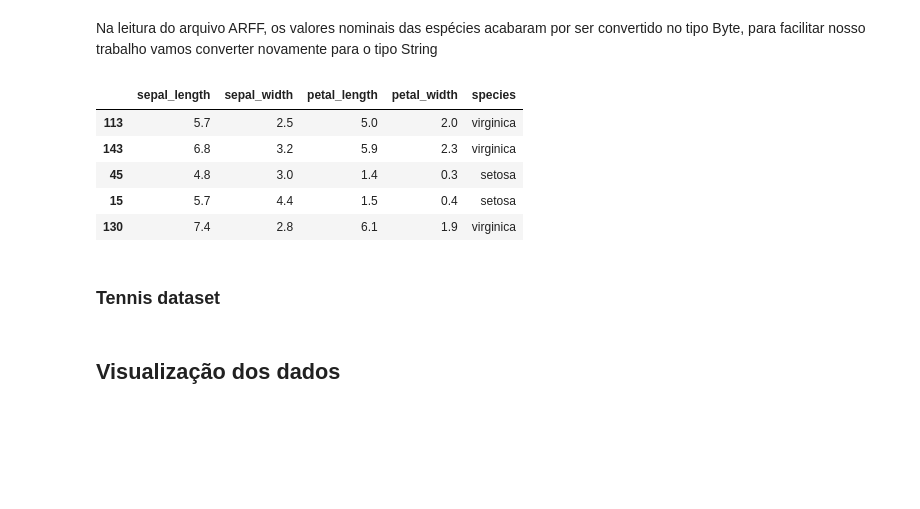
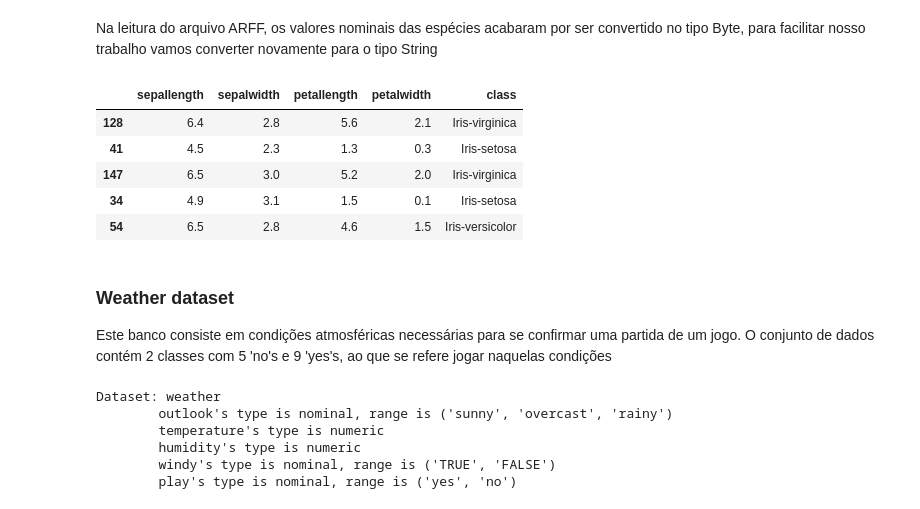
Before and after one commit to xsacbj/Mini-Weka, a Jupyter notebook: Mini Weka.ipynb, the cells around one changed output. Saved outputs shown, nothing was run; the diff lists cells and outputs as text; code cells hidden in the pictures; blank space fills up the shorter version.

```diff
--- a/Mini Weka.ipynb
+++ b/Mini Weka.ipynb
@@ -75,16 +77,12 @@ data.sample(5)
 # %% [markdown]
 Na leitura do arquivo ARFF, os valores nominais das espécies acabaram por ser convertido no tipo Byte, para facilitar nosso trabalho vamos converter novamente para o tipo String
 # %%
-data.species = data.species.apply(lambda specie: specie.decode("utf-8"))
+data['class'] = data['class'].apply(lambda specie: specie.decode("utf-8"))
 data.sample(5)
 # %% [output]
-|  | sepal_length | sepal_width | petal_length | petal_width | species |
-| 113 | 5.7 | 2.5 | 5.0 | 2.0 | virginica |
-| 143 | 6.8 | 3.2 | 5.9 | 2.3 | virginica |
-| 45 | 4.8 | 3.0 | 1.4 | 0.3 | setosa |
-| 15 | 5.7 | 4.4 | 1.5 | 0.4 | setosa |
-| 130 | 7.4 | 2.8 | 6.1 | 1.9 | virginica |
+|  | sepallength | sepalwidth | petallength | petalwidth | class |
+| 128 | 6.4 | 2.8 | 5.6 | 2.1 | Iris-virginica |
+| 41 | 4.5 | 2.3 | 1.3 | 0.3 | Iris-setosa |
+| 147 | 6.5 | 3.0 | 5.2 | 2.0 | Iris-virginica |
+| 34 | 4.9 | 3.1 | 1.5 | 0.1 | Iris-setosa |
+| 54 | 6.5 | 2.8 | 4.6 | 1.5 | Iris-versicolor |
-# %% [markdown]
-### Tennis dataset
-# %% [markdown]
-## Visualização dos dados
@@ -90,0 +91,14 @@ data.sample(5)
+# %% [markdown]
+### Weather dataset
+Este banco consiste em condições atmosféricas necessárias para se confirmar uma partida de um jogo. O conjunto de dados contém 2 classes com 5 'no's e 9 'yes's, ao que se refere jogar naquelas condições
+# %%
+data, info = loadarff('../data/weather.arff')
+data = pd.DataFrame(data)
+info
+# %% [output]
+Dataset: weather
+        outlook's type is nominal, range is ('sunny', 'overcast', 'rainy')
+        temperature's type is numeric
+        humidity's type is numeric
+        windy's type is nominal, range is ('TRUE', 'FALSE')
+        play's type is nominal, range is ('yes', 'no')
```
Also changed, not shown: parts of 19 cells of this notebook.
